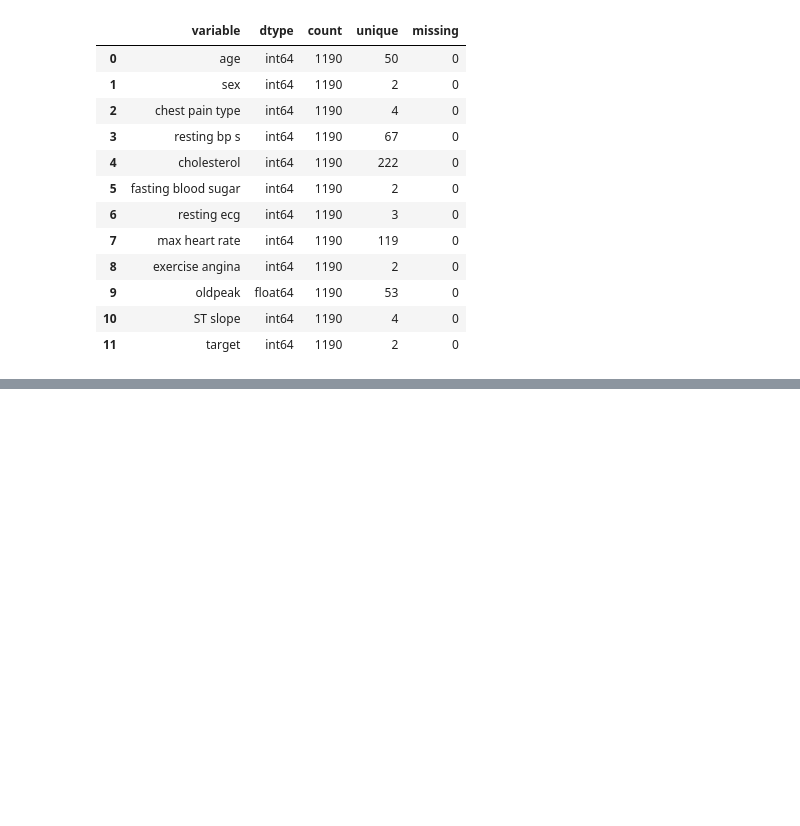
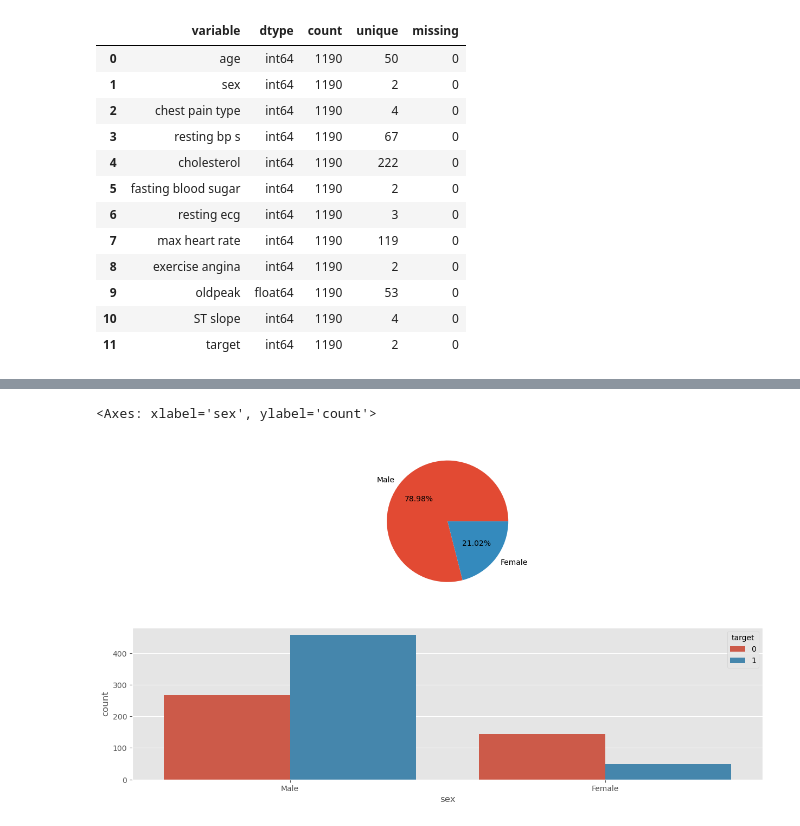
Before and after one commit to Muladi-Prog/Machine_Learning, a Jupyter notebook: simple-heart-disease-classification-using-xgboost.ipynb, the cells around one changed output, grey strips where cells are left out. Saved outputs shown, nothing was run; the diff lists cells and outputs as text; code cells hidden in the pictures; blank space fills up the shorter version.

```diff
--- a/simple-heart-disease-classification-using-xgboost.ipynb
+++ b/simple-heart-disease-classification-using-xgboost.ipynb
@@ -100,0 +165,14 @@ df.describe()
+# %%
+# Sex
+fig,[ax1,ax2] = plt.subplots(2,1,figsize=(15,8))
+df_sex = df['sex'].copy()
+df_sex = df_sex.map(lambda x : 'Male' if x == 1 else 'Female')
+
+sex = df_sex.value_counts()
+ax1.pie(sex,labels=sex.index,autopct='%.2f%%')
+df_sex2 = df.copy()
+df_sex2['sex'] = df_sex2['sex'].map(lambda x : 'Male' if x == 1 else 'Female')
+sns.countplot(df_sex2,x='sex',hue='target',ax=ax2)
+# %% [output]
+<Axes: xlabel='sex', ylabel='count'>
+[figure, added]
```
Also changed, not shown: parts of 34 cells of this notebook.
